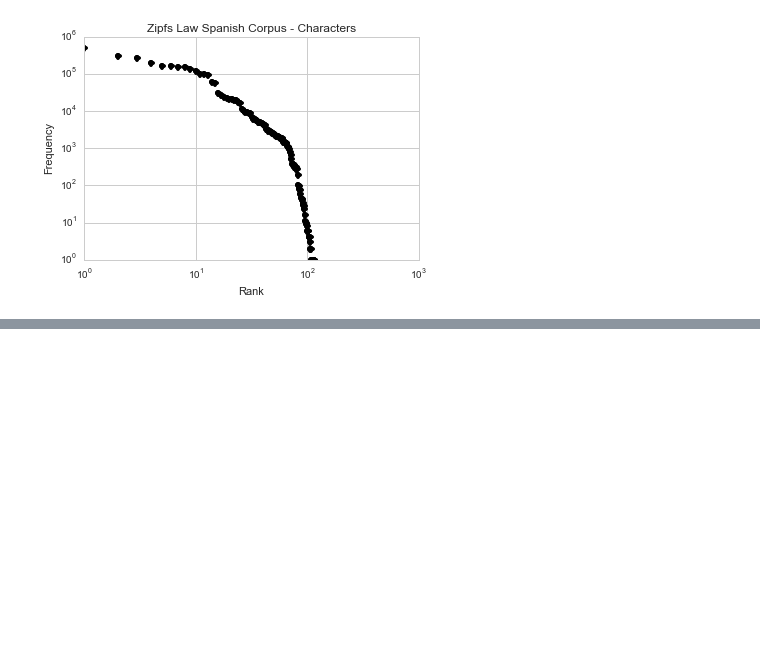
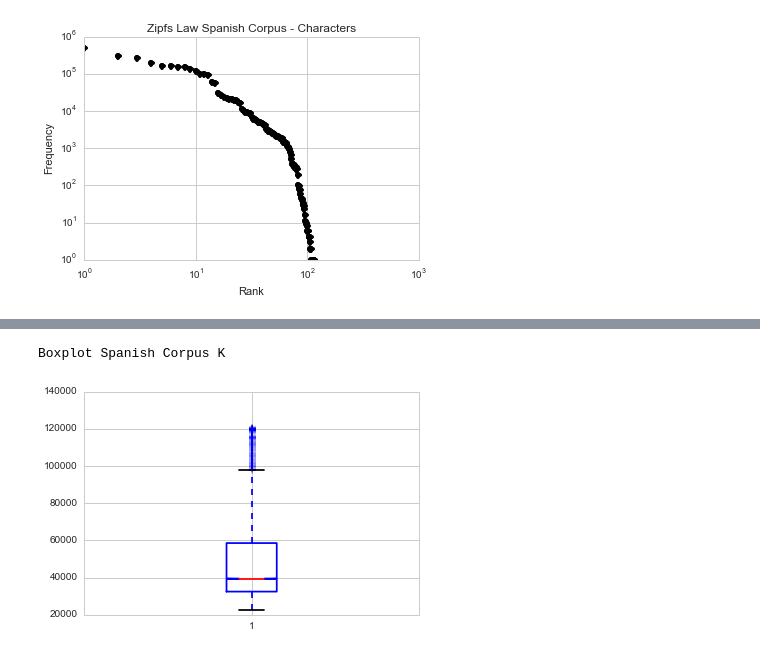
Before and after one commit to krishnakalyan3/SNLP, a Jupyter notebook: Lab1/Saul and Kalyan.ipynb, the cells around one changed output, grey strips where cells are left out. Saved outputs shown, nothing was run; the diff lists cells and outputs as text; code cells hidden in the pictures; blank space fills up the shorter version.

```diff
--- a/Lab1/Saul and Kalyan.ipynb
+++ b/Lab1/Saul and Kalyan.ipynb
@@ -115,0 +127,6 @@ df_es['K'] = df_es['count']*df_en['rank']
+# %%
+plt.boxplot(en_clean_df['K'],'-')
+print "Boxplot Spanish Corpus K"
+# %% [output]
+Boxplot Spanish Corpus K
+[figure, added]
```
Also changed, not shown: parts of 9 cells of this notebook, 2 other files.
